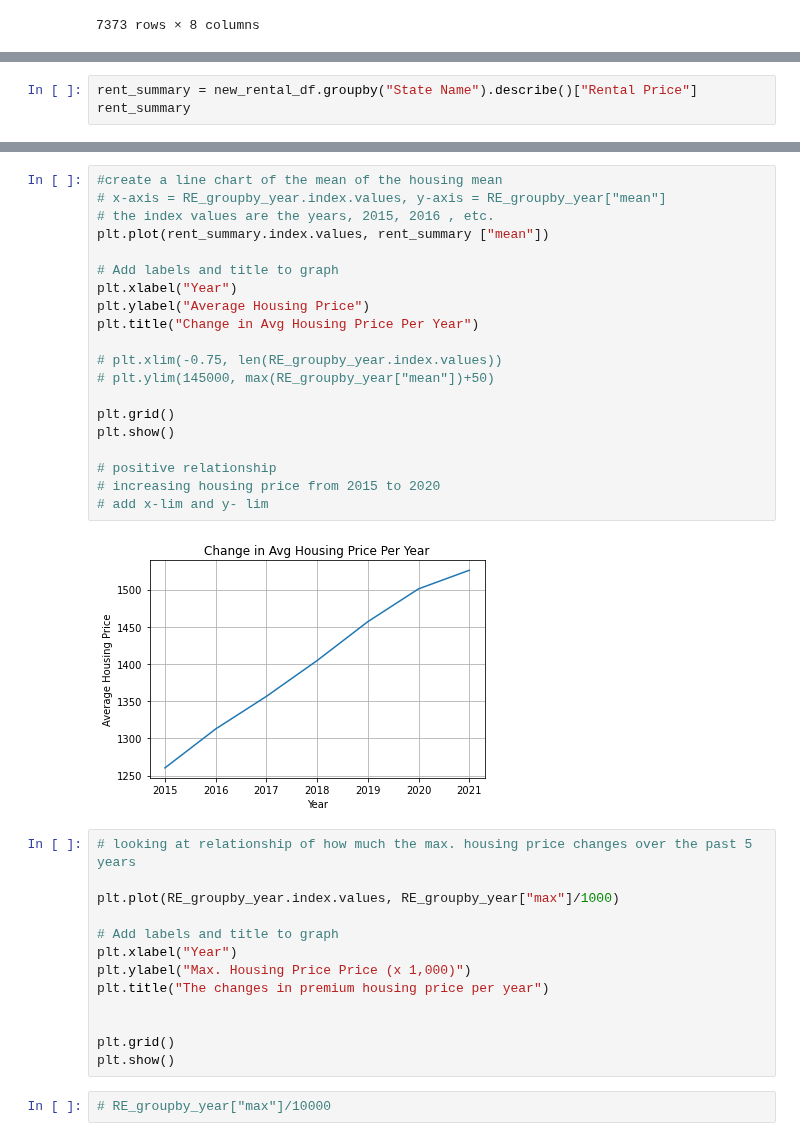
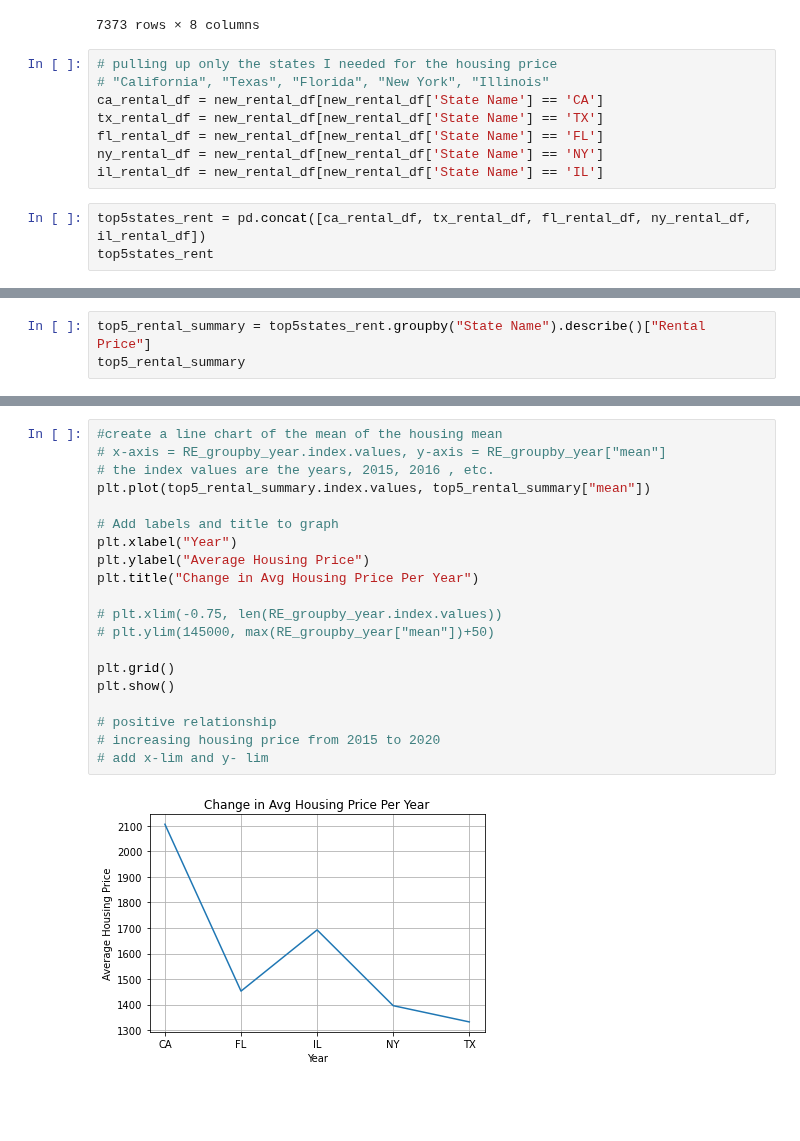
Before and after one commit to aliciasply/InterState-Migration, a Jupyter notebook: Code/Rental_Price-alicia.ipynb, the cells around one changed output, grey strips where cells are left out. Cells and saved outputs as stored; diff of their text form; blank space fills up the shorter version.

Commit message:
cleaned rental price & house price dataframe with top 5 states summary

```diff
--- a/Code/Rental_Price-alicia.ipynb
+++ b/Code/Rental_Price-alicia.ipynb
@@ -113,3 +113,14 @@ new_rental_df
 | 7371 | 394623 | Gainesville | GA | 229 | 12-2020 | 2020 | 12 | 1447.0 |
 | 7372 | 394623 | Gainesville | GA | 229 | 01-2021 | 2021 | 01 | 1455.0 |
 7373 rows × 8 columns
+# %%
+# pulling up only the states I needed for the housing price
+# "California", "Texas", "Florida", "New York", "Illinois"
+ca_rental_df = new_rental_df[new_rental_df['State Name'] == 'CA']
+tx_rental_df = new_rental_df[new_rental_df['State Name'] == 'TX']
+fl_rental_df = new_rental_df[new_rental_df['State Name'] == 'FL']
+ny_rental_df = new_rental_df[new_rental_df['State Name'] == 'NY']
+il_rental_df = new_rental_df[new_rental_df['State Name'] == 'IL']
+# %%
+top5states_rent = pd.concat([ca_rental_df, tx_rental_df, fl_rental_df, ny_rental_df, il_rental_df])
+top5states_rent
@@ -116,6 +141,6 @@ new_rental_df
 # %%
-rent_summary = new_rental_df.groupby("State Name").describe()["Rental Price"]
-rent_summary
+top5_rental_summary = top5states_rent.groupby("State Name").describe()["Rental Price"]
+top5_rental_summary
 # %% [output]
 |  | count | mean | std | min | 25% | 50% | 75% | max |
 | State Name |  |  |  |  |  |  |  |  |
@@ -138,37 +152,22 @@ rent_summary
 # %%
 #create a line chart of the mean of the housing mean
 # x-axis = RE_groupby_year.index.values, y-axis = RE_groupby_year["mean"]
 # the index values are the years, 2015, 2016 , etc.
-plt.plot(rent_summary.index.values, rent_summary ["mean"])
+plt.plot(top5_rental_summary.index.values, top5_rental_summary["mean"])
 
 # Add labels and title to graph
 plt.xlabel("Year")
 plt.ylabel("Average Housing Price")
 plt.title("Change in Avg Housing Price Per Year")
 
 # plt.xlim(-0.75, len(RE_groupby_year.index.values))
 # plt.ylim(145000, max(RE_groupby_year["mean"])+50)
 
 plt.grid()
 plt.show()
 
 # positive relationship
 # increasing housing price from 2015 to 2020
 # add x-lim and y- lim
 # %% [output]
-[figure, old version]
+[figure, new version]
-# %%
-# looking at relationship of how much the max. housing price changes over the past 5 years
-
-plt.plot(RE_groupby_year.index.values, RE_groupby_year["max"]/1000)
-
-# Add labels and title to graph
-plt.xlabel("Year")
-plt.ylabel("Max. Housing Price Price (x 1,000)")
-plt.title("The changes in premium housing price per year")
-
-
-plt.grid()
-plt.show()
-# %%
-# RE_groupby_year["max"]/10000
```
Also changed, not shown: parts of 29 cells of this notebook, 1 other file.
